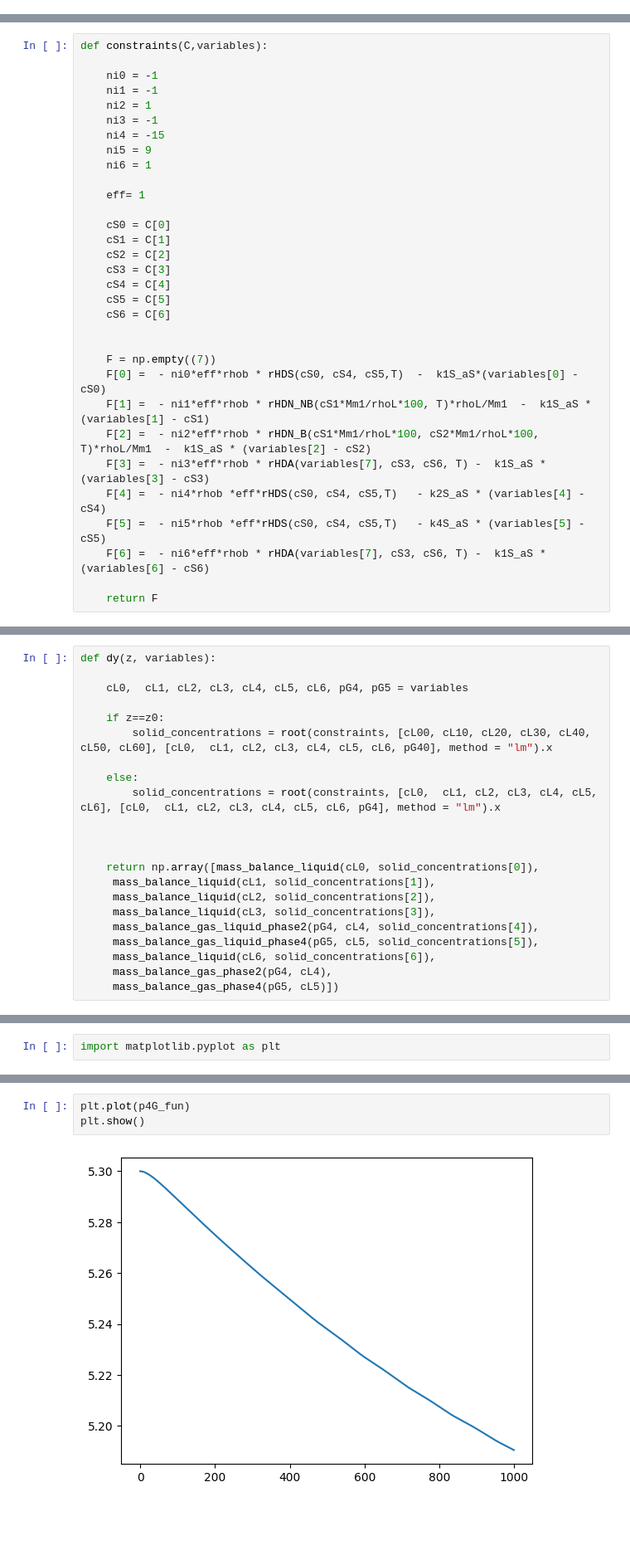
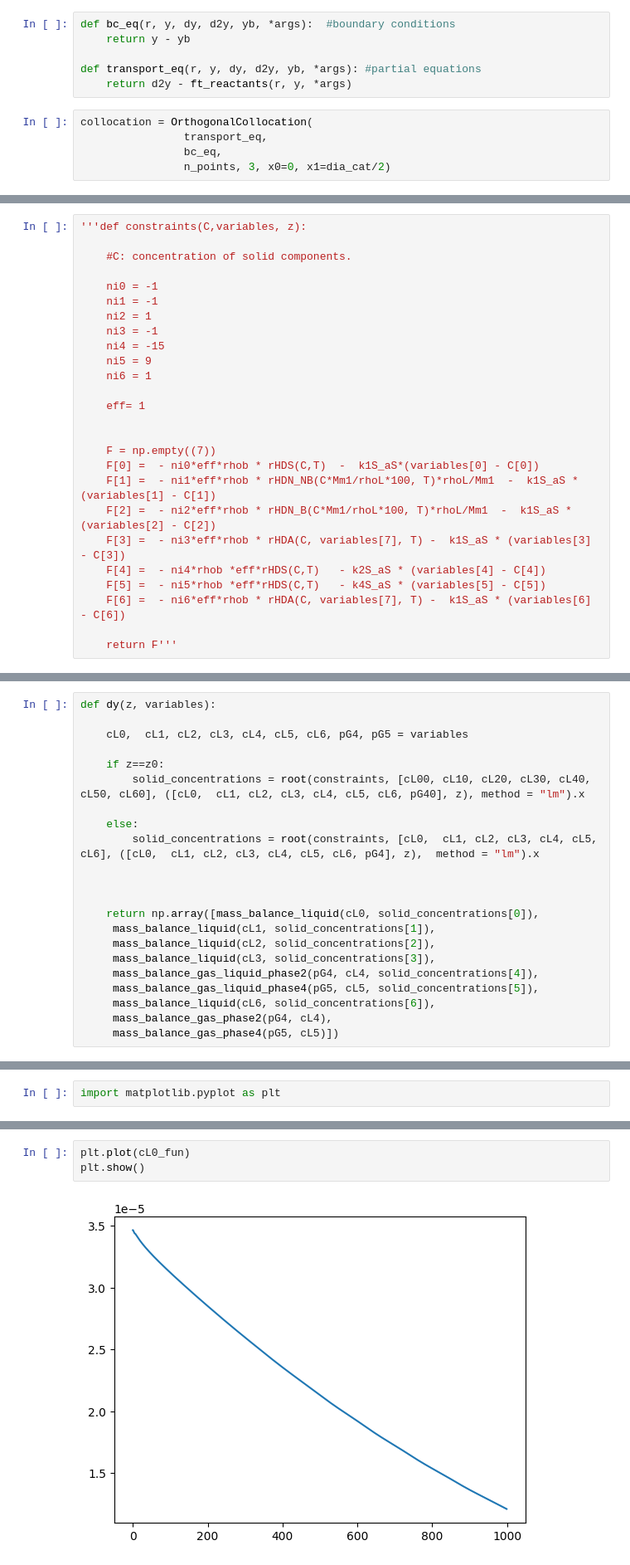
Before and after one commit to Leonardo-Ferreira-byte/Project_Reactor, a Jupyter notebook: TBR_Diesel.ipynb, the cells around one changed output, grey strips where cells are left out. Shown at 83% size. Saved outputs shown, nothing was run; the diff lists cells and outputs as text; blank space fills up the shorter version.

```diff
--- a/TBR_Diesel.ipynb
+++ b/TBR_Diesel.ipynb
@@ -95,3 +102,14 @@ Ac = np.pi*diameter_reactor**2/4
+# %%
+def bc_eq(r, y, dy, d2y, yb, *args):  #boundary conditions
+    return y - yb
+
+def transport_eq(r, y, dy, d2y, yb, *args): #partial equations
+    return d2y - ft_reactants(r, y, *args)
+# %%
+collocation = OrthogonalCollocation(
+                transport_eq,
+                bc_eq,
+                n_points, 3, x0=0, x1=dia_cat/2)
 # %%
 def get_bed_fraction(DR, dp):
 
@@ -608,7 +554,9 @@ def mass_balance_liquid(C1L, C1S, uL = uL):  #C1L = S, NB, NNB or A
 
     return - (C1L - C1S) * k1S_aS / uL
 # %%
-def constraints(C,variables):
+'''def constraints(C,variables, z):
+
+    #C: concentration of solid components.
 
     ni0 = -1
     ni1 = -1
@@ -620,22 +568,14 @@ def constraints(C,variables):
 
     eff= 1
 
-    cS0 = C[0]
-    cS1 = C[1]
-    cS2 = C[2]
-    cS3 = C[3]
-    cS4 = C[4]
-    cS5 = C[5]
-    cS6 = C[6]
-
 
     F = np.empty((7))
-    F[0] =  - ni0*eff*rhob * rHDS(cS0, cS4, cS5,T)  -  k1S_aS*(variables[0] - cS0)
-    F[1] =  - ni1*eff*rhob * rHDN_NB(cS1*Mm1/rhoL*100, T)*rhoL/Mm1  -  k1S_aS * (variables[1] - cS1)
-    F[2] =  - ni2*eff*rhob * rHDN_B(cS1*Mm1/rhoL*100, cS2*Mm1/rhoL*100, T)*rhoL/Mm1  -  k1S_aS * (variables[2] - cS2)
-    F[3] =  - ni3*eff*rhob * rHDA(variables[7], cS3, cS6, T) -  k1S_aS * (variables[3] - cS3)
-    F[4] =  - ni4*rhob *eff*rHDS(cS0, cS4, cS5,T)   - k2S_aS * (variables[4] - cS4)
-    F[5] =  - ni5*rhob *eff*rHDS(cS0, cS4, cS5,T)   - k4S_aS * (variables[5] - cS5)
-    F[6] =  - ni6*eff*rhob * rHDA(variables[7], cS3, cS6, T) -  k1S_aS * (variables[6] - cS6)
+    F[0] =  - ni0*eff*rhob * rHDS(C,T)  -  k1S_aS*(variables[0] - C[0])
+    F[1] =  - ni1*eff*rhob * rHDN_NB(C*Mm1/rhoL*100, T)*rhoL/Mm1  -  k1S_aS * (variables[1] - C[1])
+    F[2] =  - ni2*eff*rhob * rHDN_B(C*Mm1/rhoL*100, T)*rhoL/Mm1  -  k1S_aS * (variables[2] - C[2])
+    F[3] =  - ni3*eff*rhob * rHDA(C, variables[7], T) -  k1S_aS * (variables[3] - C[3])
+    F[4] =  - ni4*rhob *eff*rHDS(C,T)   - k2S_aS * (variables[4] - C[4])
+    F[5] =  - ni5*rhob *eff*rHDS(C,T)   - k4S_aS * (variables[5] - C[5])
+    F[6] =  - ni6*eff*rhob * rHDA(C, variables[7], T) -  k1S_aS * (variables[6] - C[6])
 
-    return F
+    return F'''
@@ -655,10 +637,10 @@ def dy(z, variables):
     cL0,  cL1, cL2, cL3, cL4, cL5, cL6, pG4, pG5 = variables
 
     if z==z0:
-        solid_concentrations = root(constraints, [cL00, cL10, cL20, cL30, cL40, cL50, cL60], [cL0,  cL1, cL2, cL3, cL4, cL5, cL6, pG40], method = "lm").x
+        solid_concentrations = root(constraints, [cL00, cL10, cL20, cL30, cL40, cL50, cL60], ([cL0,  cL1, cL2, cL3, cL4, cL5, cL6, pG40], z), method = "lm").x
 
     else:
-        solid_concentrations = root(constraints, [cL0,  cL1, cL2, cL3, cL4, cL5, cL6], [cL0,  cL1, cL2, cL3, cL4, cL5, cL6, pG4], method = "lm").x
+        solid_concentrations = root(constraints, [cL0,  cL1, cL2, cL3, cL4, cL5, cL6], ([cL0,  cL1, cL2, cL3, cL4, cL5, cL6, pG4], z),  method = "lm").x
 
 
 
@@ -714,7 +715,7 @@ array([5.3       , 5.29999665, 5.29998683, 5.29997091, 5.29994926,
 # %% [markdown]
 ![image.png](attachment:image.png)
 # %%
-plt.plot(p4G_fun)
+plt.plot(cL0_fun)
 plt.show()
 # %% [output]
-[figure, old version]
+[figure, new version]
```
Also changed, not shown: parts of 12 cells of this notebook, 2 other files.
